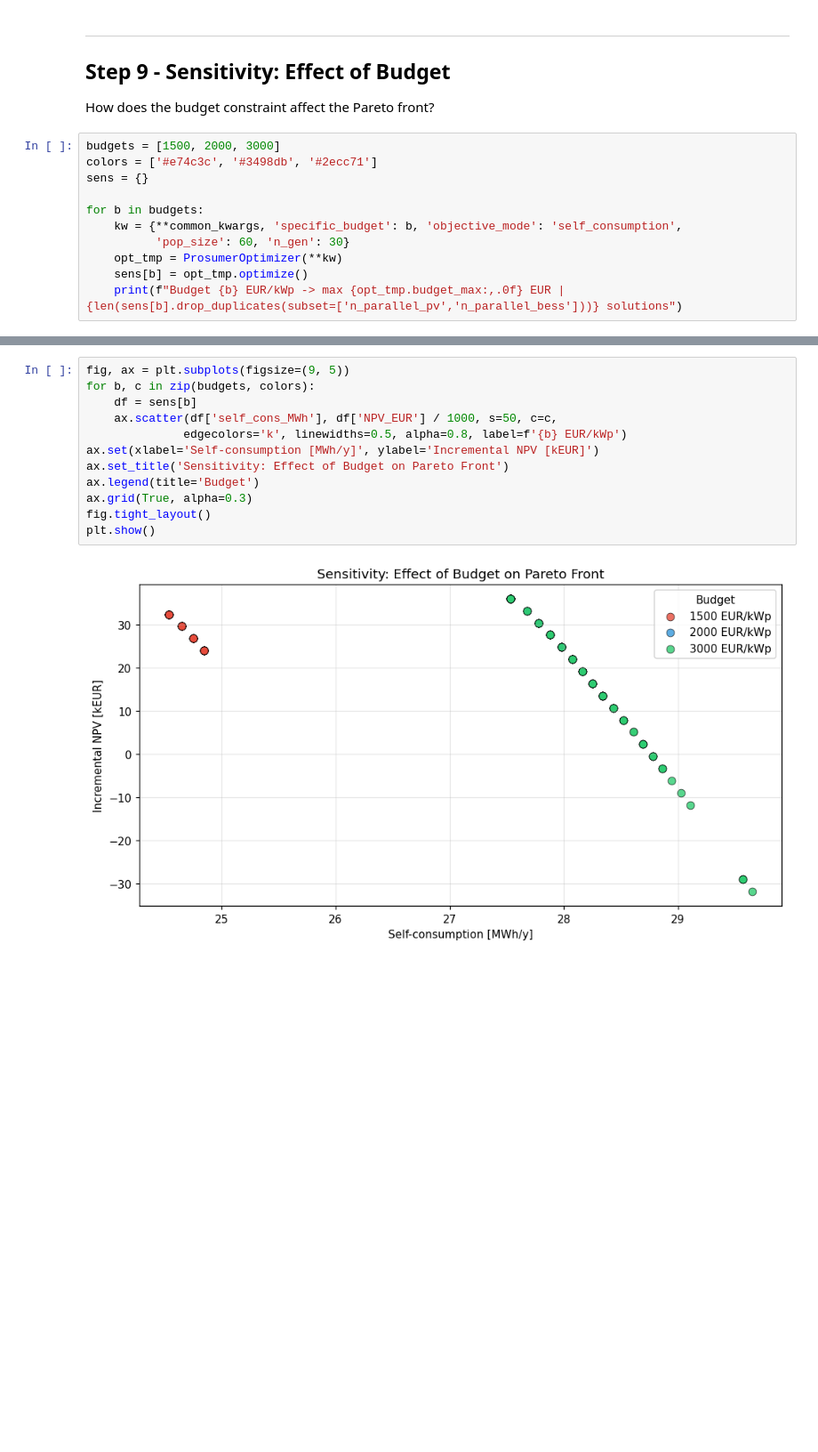
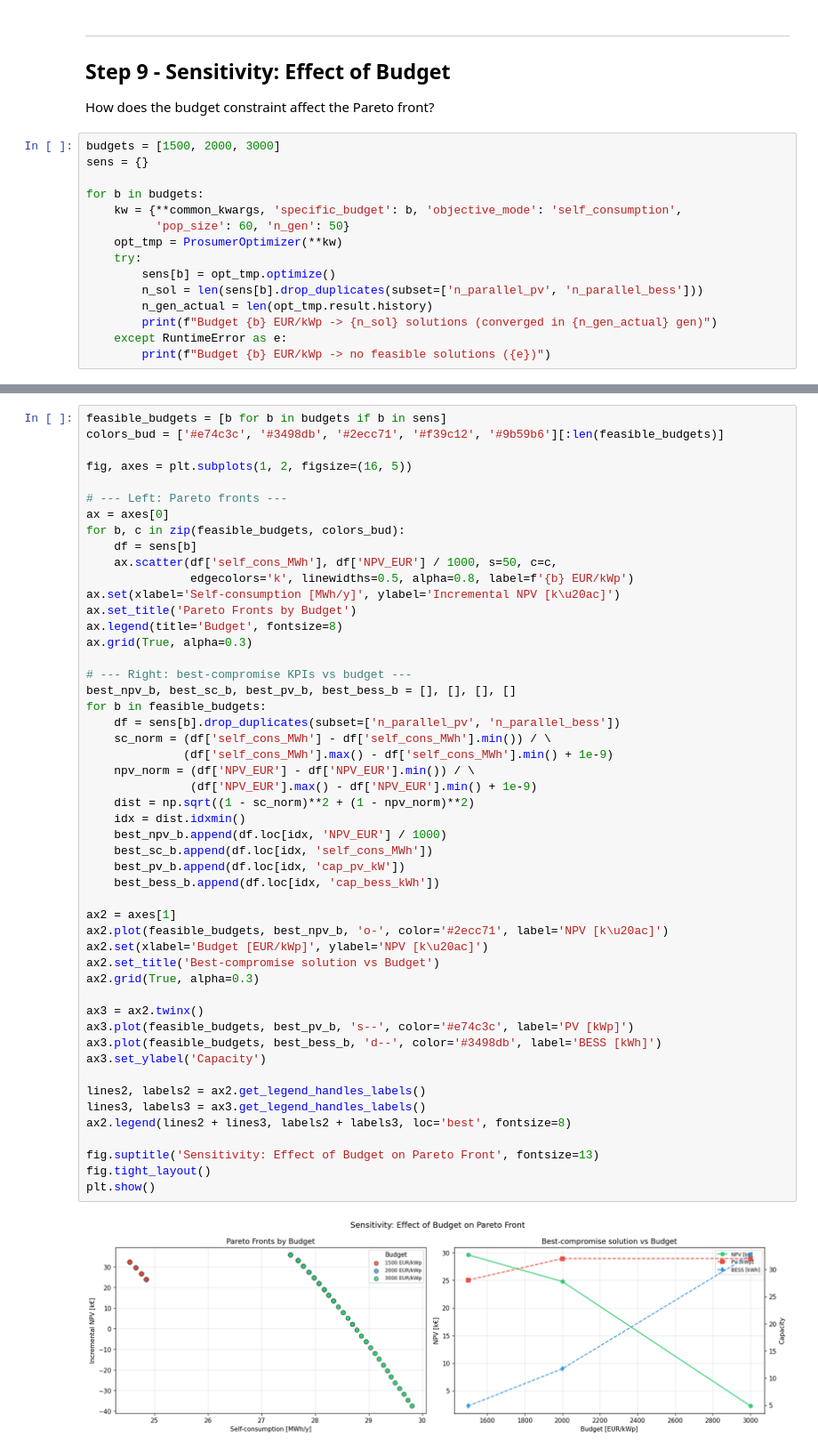
Before and after one commit to pyRES-project/pyRES, a Jupyter notebook: tutorial_optimizer.ipynb, the cells around one changed output, grey strips where cells are left out. Shown at 89% size. Cells and saved outputs as stored; diff of their text form; blank space fills up the shorter version.

```diff
--- a/tutorial_optimizer.ipynb
+++ b/tutorial_optimizer.ipynb
@@ -480,15 +666,19 @@ summary_df
 How does the budget constraint affect the Pareto front?
 # %%
 budgets = [1500, 2000, 3000]
-colors = ['#e74c3c', '#3498db', '#2ecc71']
 sens = {}
 
 for b in budgets:
     kw = {**common_kwargs, 'specific_budget': b, 'objective_mode': 'self_consumption',
-          'pop_size': 60, 'n_gen': 30}
+          'pop_size': 60, 'n_gen': 50}
     opt_tmp = ProsumerOptimizer(**kw)
-    sens[b] = opt_tmp.optimize()
-    print(f"Budget {b} EUR/kWp -> max {opt_tmp.budget_max:,.0f} EUR | {len(sens[b].drop_duplicates(subset=['n_parallel_pv','n_parallel_bess']))} solutions")
+    try:
+        sens[b] = opt_tmp.optimize()
+        n_sol = len(sens[b].drop_duplicates(subset=['n_parallel_pv', 'n_parallel_bess']))
+        n_gen_actual = len(opt_tmp.result.history)
+        print(f"Budget {b} EUR/kWp -> {n_sol} solutions (converged in {n_gen_actual} gen)")
+    except RuntimeError as e:
+        print(f"Budget {b} EUR/kWp -> no feasible solutions ({e})")
 # %% [output]
 ==========================================================================================
 n_gen  |  n_eval  | n_nds  |     cv_min    |     cv_avg    |      eps      |   indicator
@@ -510,14 +700,52 @@ Budget 3000 EUR/kWp -> max 96,076 EUR | 20 solutions
 # %%
-fig, ax = plt.subplots(figsize=(9, 5))
-for b, c in zip(budgets, colors):
+feasible_budgets = [b for b in budgets if b in sens]
+colors_bud = ['#e74c3c', '#3498db', '#2ecc71', '#f39c12', '#9b59b6'][:len(feasible_budgets)]
+
+fig, axes = plt.subplots(1, 2, figsize=(16, 5))
+
+# --- Left: Pareto fronts ---
+ax = axes[0]
+for b, c in zip(feasible_budgets, colors_bud):
     df = sens[b]
     ax.scatter(df['self_cons_MWh'], df['NPV_EUR'] / 1000, s=50, c=c,
-              edgecolors='k', linewidths=0.5, alpha=0.8, label=f'{b} EUR/kWp')
-ax.set(xlabel='Self-consumption [MWh/y]', ylabel='Incremental NPV [kEUR]')
-ax.set_title('Sensitivity: Effect of Budget on Pareto Front')
-ax.legend(title='Budget')
+               edgecolors='k', linewidths=0.5, alpha=0.8, label=f'{b} EUR/kWp')
+ax.set(xlabel='Self-consumption [MWh/y]', ylabel='Incremental NPV [k\u20ac]')
+ax.set_title('Pareto Fronts by Budget')
+ax.legend(title='Budget', fontsize=8)
 ax.grid(True, alpha=0.3)
+
+# --- Right: best-compromise KPIs vs budget ---
+best_npv_b, best_sc_b, best_pv_b, best_bess_b = [], [], [], []
+for b in feasible_budgets:
+    df = sens[b].drop_duplicates(subset=['n_parallel_pv', 'n_parallel_bess'])
+    sc_norm = (df['self_cons_MWh'] - df['self_cons_MWh'].min()) / \
+              (df['self_cons_MWh'].max() - df['self_cons_MWh'].min() + 1e-9)
+    npv_norm = (df['NPV_EUR'] - df['NPV_EUR'].min()) / \
+               (df['NPV_EUR'].max() - df['NPV_EUR'].min() + 1e-9)
+    dist = np.sqrt((1 - sc_norm)**2 + (1 - npv_norm)**2)
+    idx = dist.idxmin()
+    best_npv_b.append(df.loc[idx, 'NPV_EUR'] / 1000)
+    best_sc_b.append(df.loc[idx, 'self_cons_MWh'])
+    best_pv_b.append(df.loc[idx, 'cap_pv_kW'])
+    best_bess_b.append(df.loc[idx, 'cap_bess_kWh'])
+
+ax2 = axes[1]
+ax2.plot(feasible_budgets, best_npv_b, 'o-', color='#2ecc71', label='NPV [k\u20ac]')
+ax2.set(xlabel='Budget [EUR/kWp]', ylabel='NPV [k\u20ac]')
+ax2.set_title('Best-compromise solution vs Budget')
+ax2.grid(True, alpha=0.3)
+
+ax3 = ax2.twinx()
+ax3.plot(feasible_budgets, best_pv_b, 's--', color='#e74c3c', label='PV [kWp]')
+ax3.plot(feasible_budgets, best_bess_b, 'd--', color='#3498db', label='BESS [kWh]')
+ax3.set_ylabel('Capacity')
+
+lines2, labels2 = ax2.get_legend_handles_labels()
+lines3, labels3 = ax3.get_legend_handles_labels()
+ax2.legend(lines2 + lines3, labels2 + labels3, loc='best', fontsize=8)
+
+fig.suptitle('Sensitivity: Effect of Budget on Pareto Front', fontsize=13)
 fig.tight_layout()
 plt.show()
 # %% [output]
-[figure, old version]
+[figure, new version]
```
Also changed, not shown: parts of 31 cells of this notebook, 6 other files.
